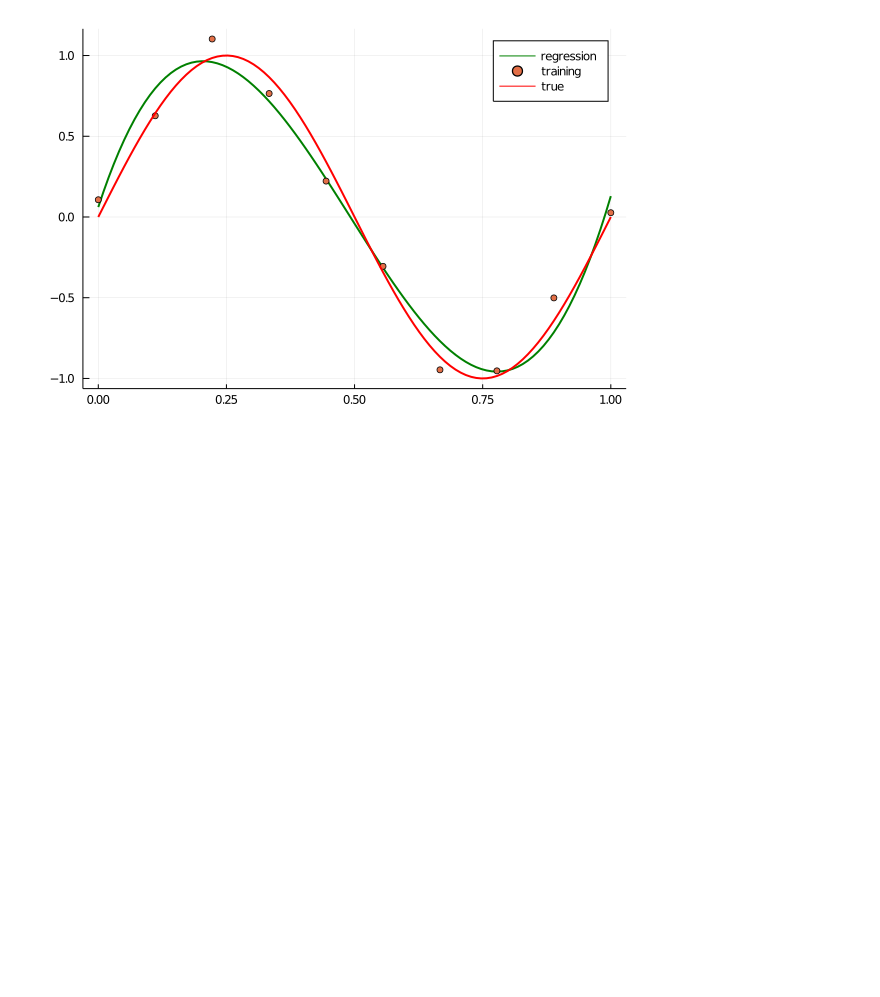
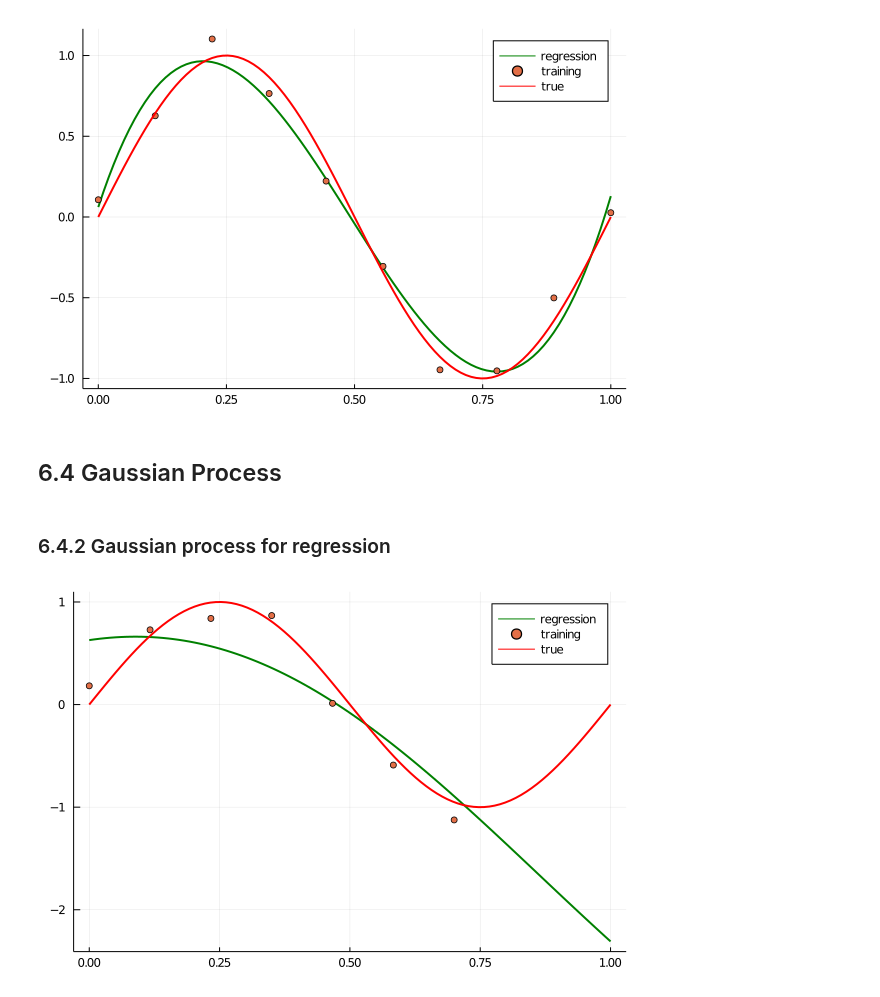
Before and after one commit to soblin/prml-julia, a Jupyter notebook: notebook/ch6.ipynb, the cells around one changed output. Drawn from its saved outputs; the diff is of its cells as text; code cells hidden in the pictures; blank space fills up the shorter version.

Commit message:
added RBFKernel: next todo is hyper parameter learning

```diff
--- a/notebook/ch6.ipynb
+++ b/notebook/ch6.ipynb
@@ -40,3 +40,21 @@ plot!(x_train[1, :], y_train, seriestype="scatter", label="training")
 plot!(x[1, :], sin.(2 * pi .* x[1, :]), lw=2, color="red", label="true")
 # %% [output]
 [figure]
+# %% [markdown]
+## 6.4 Gaussian Process
+# %% [markdown]
+### 6.4.2 Gaussian process for regression
+# %%
+x_train, y_train = create_toy_data(sinusoidal, 7, 0.2, [0.0, 0.7]);
+x_train = reshape(x_train, 1, size(x_train)[1])
+model = GaussianProcessRegressor(RBFKernel([1.0, 1.0]), 100);
+fitting(model, x_train, y_train)
+
+x = reshape(collect(range(0.0, 1.0, length=100)), 1, 100);
+y, y_sigmas = predict(model, x, true)
+
+plot(x[1, :], y[1, :], lw=2, color="green", label="regression")
+plot!(x_train[1, :], y_train, seriestype="scatter", label="training")
+plot!(x[1, :], sin.(2 * pi .* x[1, :]), lw=2, color="red", label="true")
+# %% [output]
+[figure, added]
```
Also changed, not shown: 2 other files.
